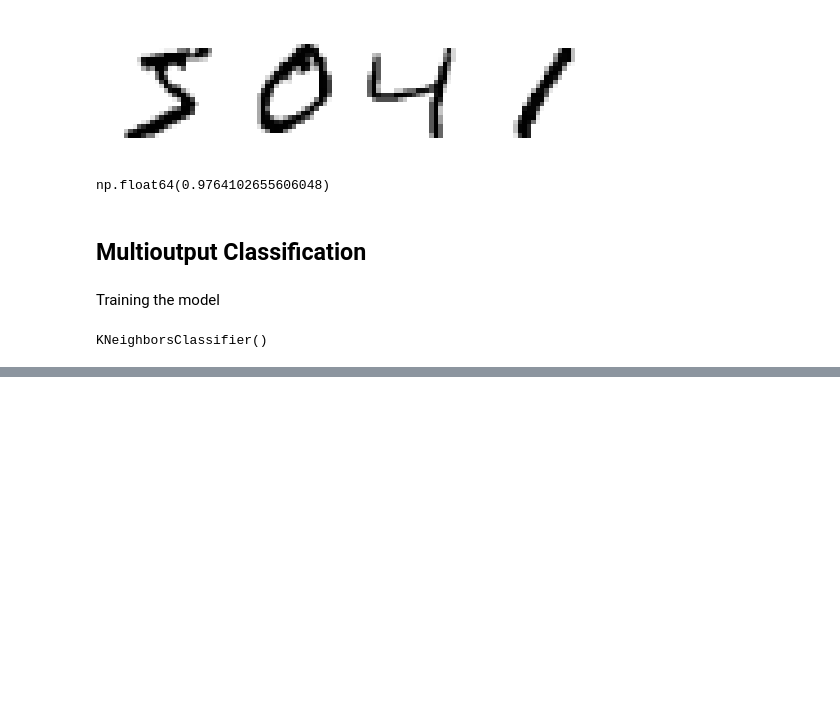
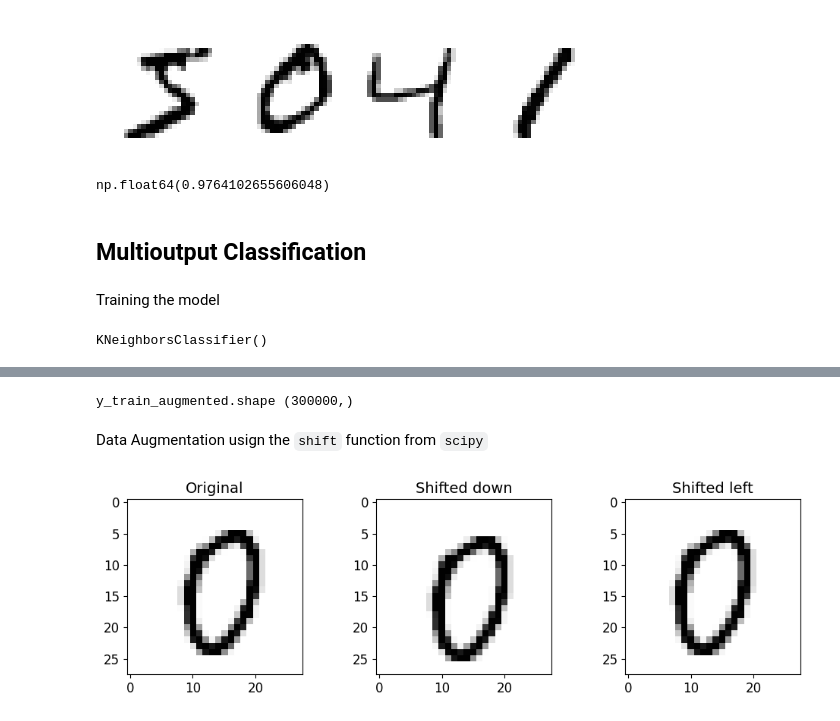
Before and after one commit to dfongang/handson-ml2, a Jupyter notebook: chapter_03/classification.ipynb, the cells around one changed output, grey strips where cells are left out. Saved outputs shown, nothing was run; the diff lists cells and outputs as text; code cells hidden in the pictures; blank space fills up the shorter version.

```diff
--- a/chapter_03/classification.ipynb
+++ b/chapter_03/classification.ipynb
@@ -606,0 +737,6 @@ plt.show()
+# %%
+print('y_train_augmented.shape', y_train_augmented.shape)
+# %% [output]
+y_train_augmented.shape (300000,)
+# %% [markdown]
+Data Augmentation usign the `shift` function from `scipy`
@@ -606,0 +751,19 @@ plt.show()
+# %%
+n_pixel = 28
+instance = X_train.iloc[1000]
+shifted_image_down = shift_one_image(instance, 'dowm')
+shifted_image_left = shift_one_image(instance, 'left')
+
+plt.figure(figsize=(12,3))
+plt.subplot(131)
+plt.title('Original', fontsize=14)
+plt.imshow(instance.values.reshape(n_pixel, n_pixel), interpolation="nearest", cmap='Greys')
+plt.subplot(132)
+plt.title('Shifted down', fontsize=14)
+plt.imshow(shifted_image_down.reshape(n_pixel, n_pixel), interpolation="nearest", cmap='Greys')
+plt.subplot(133)
+plt.title('Shifted left', fontsize=14)
+plt.imshow(shifted_image_left.reshape(n_pixel, n_pixel), interpolation="nearest", cmap='Greys')
+plt.show()
+# %% [output]
+[figure, added]
```
Also changed, not shown: parts of 35 cells of this notebook.
